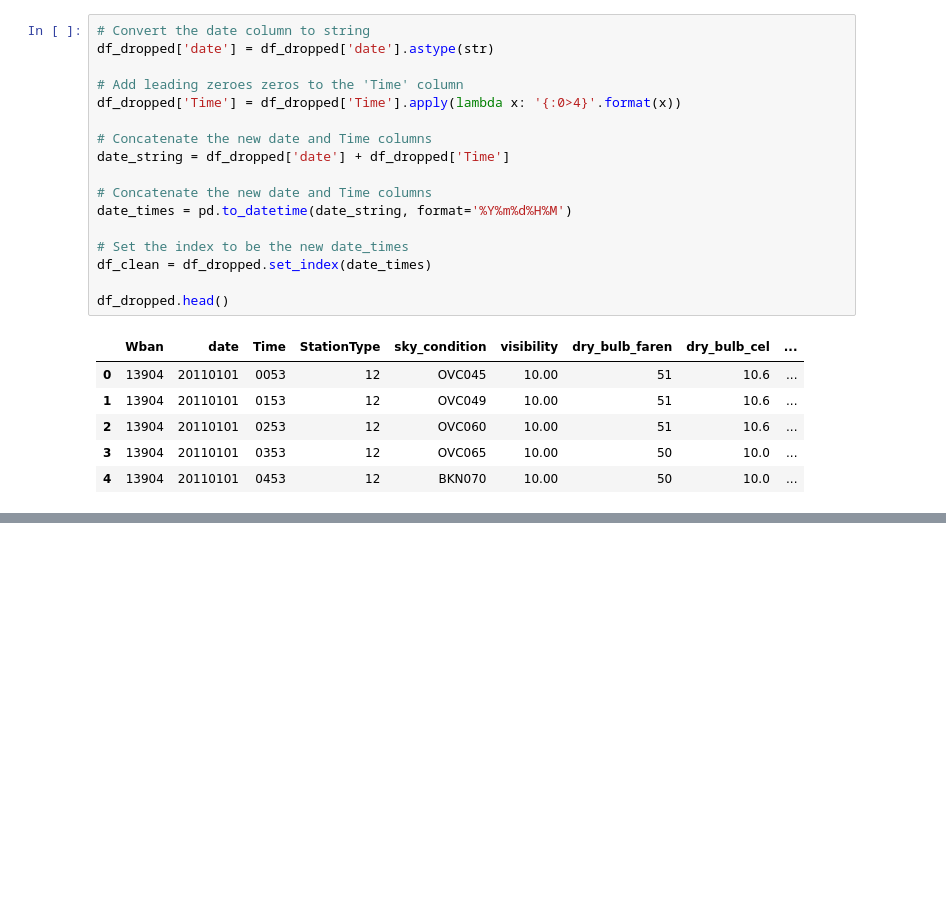
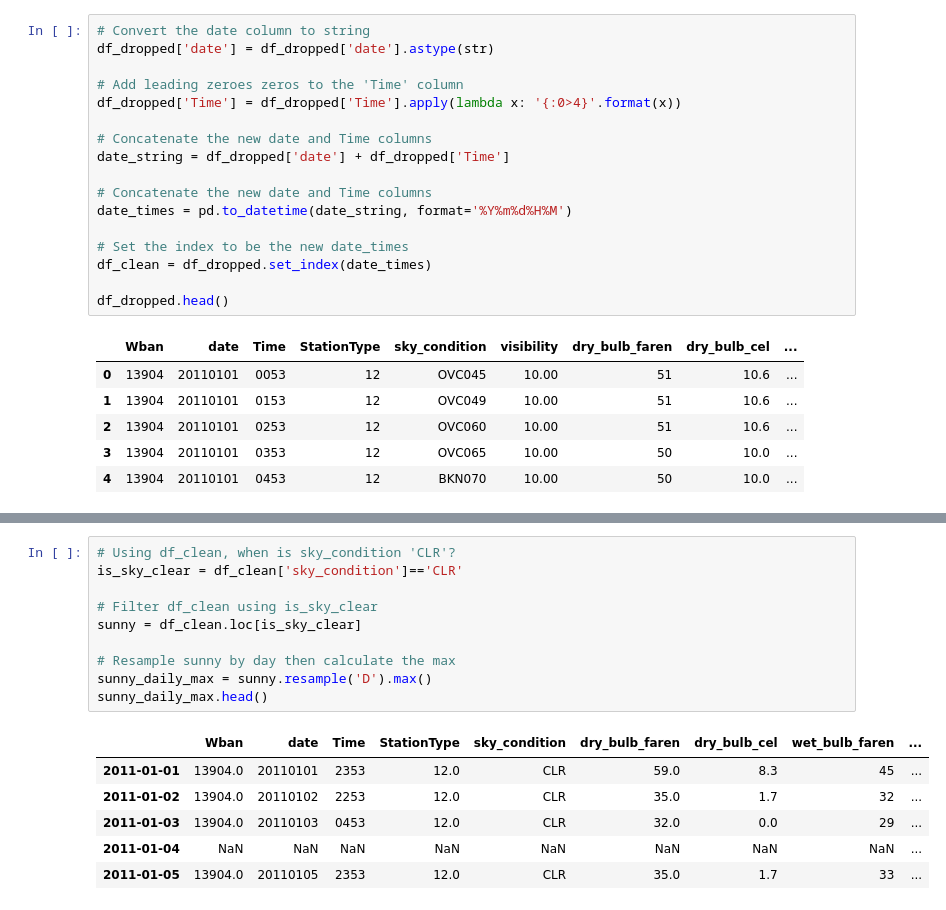
Before and after one commit to Rion5/Python_Data_Science, a Jupyter notebook: pandas/pandas_Foundations/case_study_sunlight_in_Austin.ipynb, the cells around one changed output, grey strips where cells are left out. Saved outputs shown, nothing was run; the diff lists cells and outputs as text; blank space fills up the shorter version.

```diff
--- a/pandas/pandas_Foundations/case_study_sunlight_in_Austin.ipynb
+++ b/pandas/pandas_Foundations/case_study_sunlight_in_Austin.ipynb
@@ -89,0 +207,17 @@ df_dropped.head()
+# %%
+# Using df_clean, when is sky_condition 'CLR'?
+is_sky_clear = df_clean['sky_condition']=='CLR'
+
+# Filter df_clean using is_sky_clear
+sunny = df_clean.loc[is_sky_clear]
+
+# Resample sunny by day then calculate the max
+sunny_daily_max = sunny.resample('D').max()
+sunny_daily_max.head()
+# %% [output]
+|  | Wban | date | Time | StationType | sky_condition | dry_bulb_faren | dry_bulb_cel | wet_bulb_faren | ... |
+| 2011-01-01 | 13904.0 | 20110101 | 2353 | 12.0 | CLR | 59.0 | 8.3 | 45 | ... |
+| 2011-01-02 | 13904.0 | 20110102 | 2253 | 12.0 | CLR | 35.0 | 1.7 | 32 | ... |
+| 2011-01-03 | 13904.0 | 20110103 | 0453 | 12.0 | CLR | 32.0 | 0.0 | 29 | ... |
+| 2011-01-04 | NaN | NaN | NaN | NaN | NaN | NaN | NaN | NaN | ... |
+| 2011-01-05 | 13904.0 | 20110105 | 2353 | 12.0 | CLR | 35.0 | 1.7 | 33 | ... |
```
Also changed, not shown: parts of 25 cells of this notebook.
